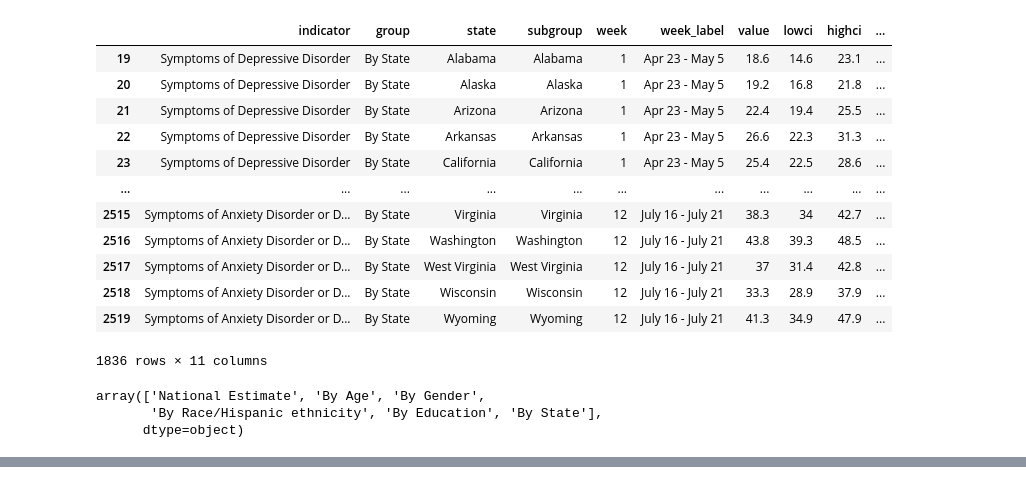
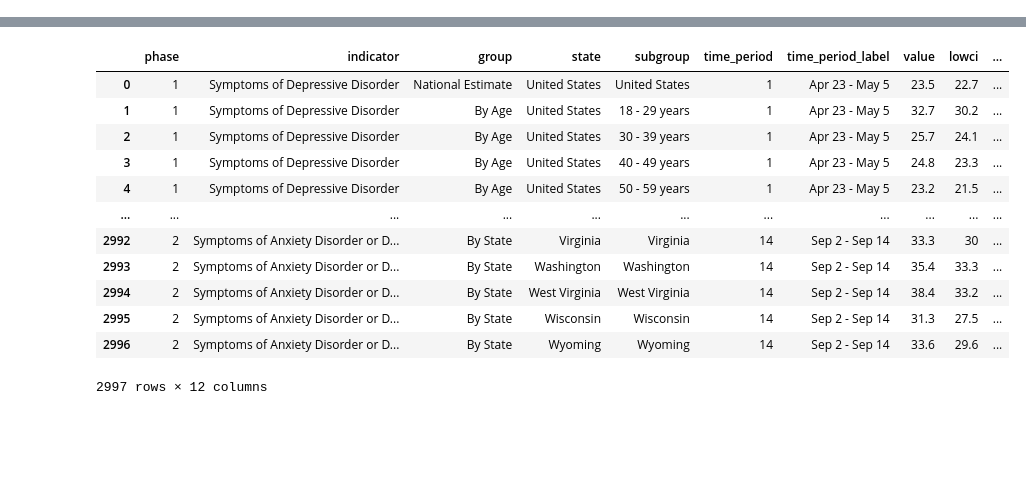
Before and after one commit to christophersingh/COVID-19_Mental_Health, a Jupyter notebook: Mental Health.ipynb, the cells around one changed output, grey strips where cells are left out. Cells and saved outputs as stored; diff of their text form; code cells hidden in the pictures; blank space fills up the shorter version.

```diff
--- a/Mental Health.ipynb
+++ b/Mental Health.ipynb
@@ -119,25 +1,15 @@ Age.to_csv('Age.csv')
-# %%
-race = df[df['group']=='By State']
-#ny = gr[gr['subgroup']=='Florida']
-race.to_csv('State.csv',index=False)
-race
-# %% [output]
-|  | indicator | group | state | subgroup | week | week_label | value | lowci | highci | ... |
-| 19 | Symptoms of Depressive Disorder | By State | Alabama | Alabama | 1 | Apr 23 - May 5 | 18.6 | 14.6 | 23.1 | ... |
-| 20 | Symptoms of Depressive Disorder | By State | Alaska | Alaska | 1 | Apr 23 - May 5 | 19.2 | 16.8 | 21.8 | ... |
-| 21 | Symptoms of Depressive Disorder | By State | Arizona | Arizona | 1 | Apr 23 - May 5 | 22.4 | 19.4 | 25.5 | ... |
-| 22 | Symptoms of Depressive Disorder | By State | Arkansas | Arkansas | 1 | Apr 23 - May 5 | 26.6 | 22.3 | 31.3 | ... |
-| 23 | Symptoms of Depressive Disorder | By State | California | California | 1 | Apr 23 - May 5 | 25.4 | 22.5 | 28.6 | ... |
-| ... | ... | ... | ... | ... | ... | ... | ... | ... | ... | ... |
-| 2515 | Symptoms of Anxiety Disorder or D... | By State | Virginia | Virginia | 12 | July 16 - July 21 | 38.3 | 34 | 42.7 | ... |
-| 2516 | Symptoms of Anxiety Disorder or D... | By State | Washington | Washington | 12 | July 16 - July 21 | 43.8 | 39.3 | 48.5 | ... |
-| 2517 | Symptoms of Anxiety Disorder or D... | By State | West Virginia | West Virginia | 12 | July 16 - July 21 | 37 | 31.4 | 42.8 | ... |
-| 2518 | Symptoms of Anxiety Disorder or D... | By State | Wisconsin | Wisconsin | 12 | July 16 - July 21 | 33.3 | 28.9 | 37.9 | ... |
-| 2519 | Symptoms of Anxiety Disorder or D... | By State | Wyoming | Wyoming | 12 | July 16 - July 21 | 41.3 | 34.9 | 47.9 | ... |
-1836 rows × 11 columns
-# %%
-df['group'].unique()
-# %% [output]
-array(['National Estimate', 'By Age', 'By Gender',
-       'By Race/Hispanic ethnicity', 'By Education', 'By State'],
-      dtype=object)
+# %%
+import pandas as pd
+from sodapy import Socrata
+
+client = Socrata("data.cdc.gov", None)
+
+results = client.get("8pt5-q6wp", limit=3000)
+
+# Convert to pandas DataFrame
+df = pd.DataFrame.from_records(results)
+df.reset_index(drop=True)
+
+
+df
+# %% [output]
@@ -143,0 +17,13 @@ array(['National Estimate', 'By Age', 'By Gender',
+|  | phase | indicator | group | state | subgroup | time_period | time_period_label | value | lowci | ... |
+| 0 | 1 | Symptoms of Depressive Disorder | National Estimate | United States | United States | 1 | Apr 23 - May 5 | 23.5 | 22.7 | ... |
+| 1 | 1 | Symptoms of Depressive Disorder | By Age | United States | 18 - 29 years | 1 | Apr 23 - May 5 | 32.7 | 30.2 | ... |
+| 2 | 1 | Symptoms of Depressive Disorder | By Age | United States | 30 - 39 years | 1 | Apr 23 - May 5 | 25.7 | 24.1 | ... |
+| 3 | 1 | Symptoms of Depressive Disorder | By Age | United States | 40 - 49 years | 1 | Apr 23 - May 5 | 24.8 | 23.3 | ... |
+| 4 | 1 | Symptoms of Depressive Disorder | By Age | United States | 50 - 59 years | 1 | Apr 23 - May 5 | 23.2 | 21.5 | ... |
+| ... | ... | ... | ... | ... | ... | ... | ... | ... | ... | ... |
+| 2992 | 2 | Symptoms of Anxiety Disorder or D... | By State | Virginia | Virginia | 14 | Sep 2 - Sep 14 | 33.3 | 30 | ... |
+| 2993 | 2 | Symptoms of Anxiety Disorder or D... | By State | Washington | Washington | 14 | Sep 2 - Sep 14 | 35.4 | 33.3 | ... |
+| 2994 | 2 | Symptoms of Anxiety Disorder or D... | By State | West Virginia | West Virginia | 14 | Sep 2 - Sep 14 | 38.4 | 33.2 | ... |
+| 2995 | 2 | Symptoms of Anxiety Disorder or D... | By State | Wisconsin | Wisconsin | 14 | Sep 2 - Sep 14 | 31.3 | 27.5 | ... |
+| 2996 | 2 | Symptoms of Anxiety Disorder or D... | By State | Wyoming | Wyoming | 14 | Sep 2 - Sep 14 | 33.6 | 29.6 | ... |
+2997 rows × 12 columns
```
Also changed, not shown: parts of 164 cells of this notebook, 5 other files.
